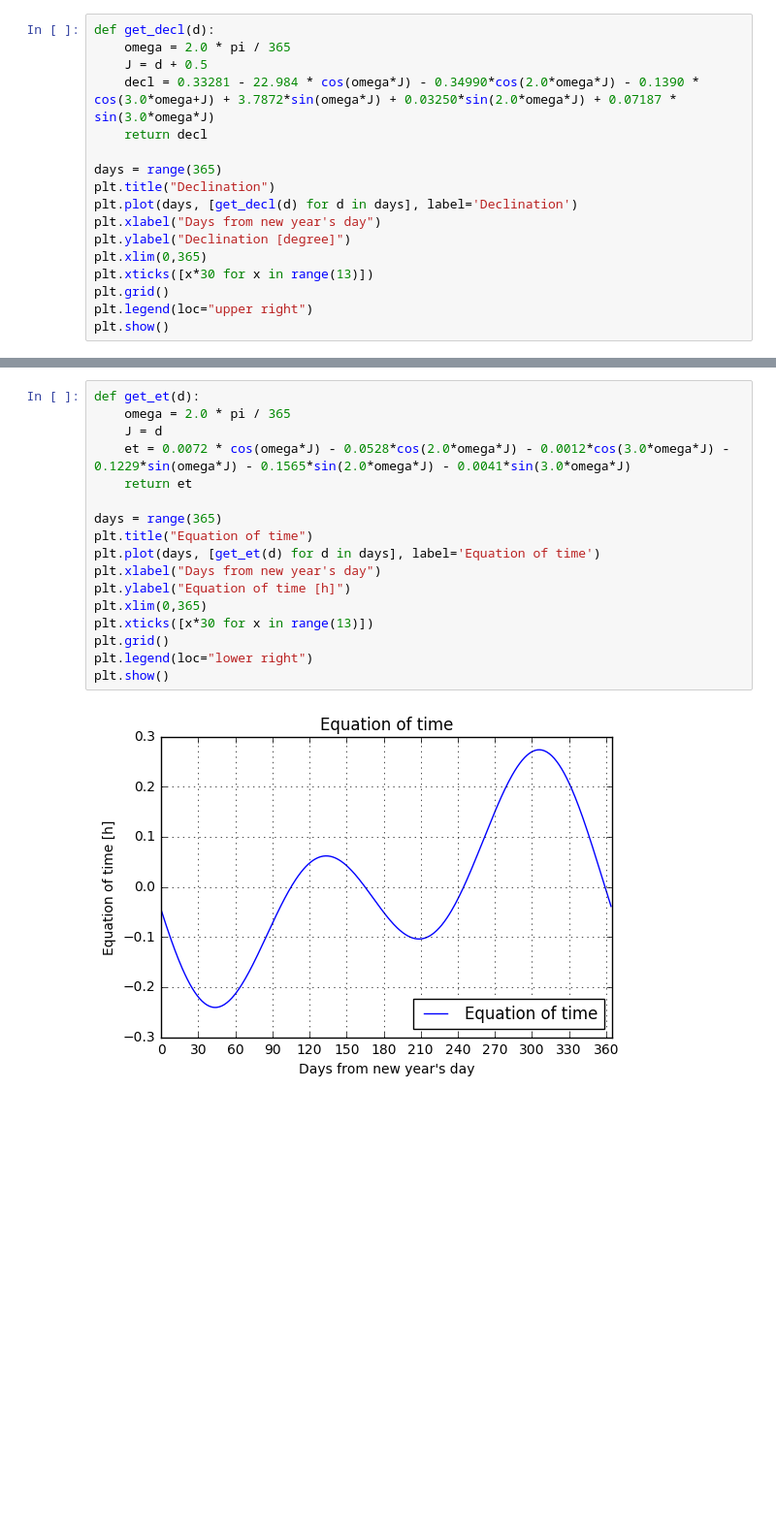
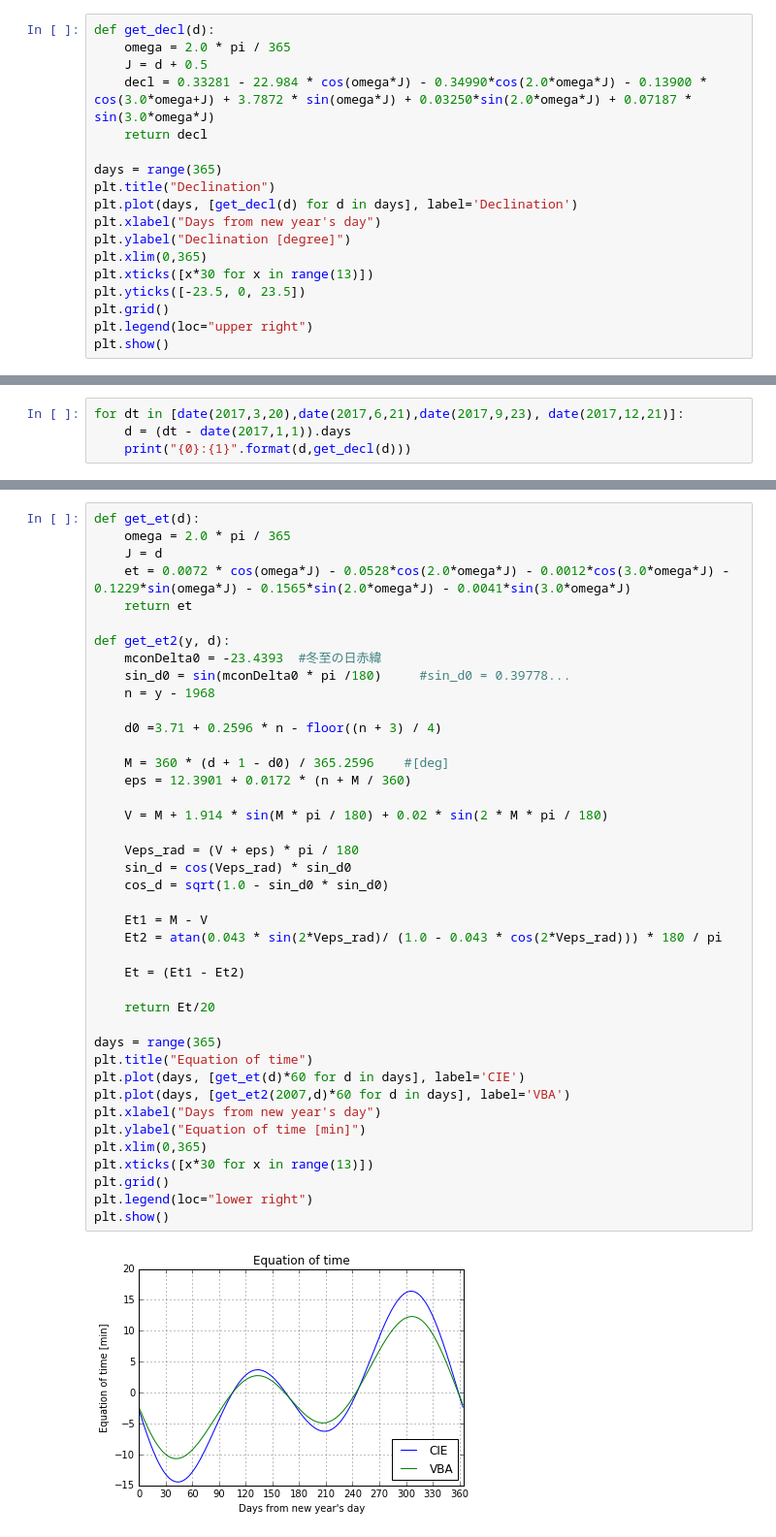
Before and after one commit to udawtr/heattransfer_note, a Jupyter notebook: SolarLocation.ipynb, the cells around one changed output, grey strips where cells are left out. Shown at 97% size. Drawn from its saved outputs; the diff is of its cells as text; blank space fills up the shorter version.

```diff
--- a/SolarLocation.ipynb
+++ b/SolarLocation.ipynb
@@ -21,7 +28,7 @@ $δ = 0.33281 - 22.984 \cdot cos(ωJ ) - 0.34990 \cdot cos(2ωJ ) - 0.13980 \cdo
 def get_decl(d):
     omega = 2.0 * pi / 365
     J = d + 0.5
-    decl = 0.33281 - 22.984 * cos(omega*J) - 0.34990*cos(2.0*omega*J) - 0.1390 * cos(3.0*omega+J) + 3.7872*sin(omega*J) + 0.03250*sin(2.0*omega*J) + 0.07187 * sin(3.0*omega*J)
+    decl = 0.33281 - 22.984 * cos(omega*J) - 0.34990*cos(2.0*omega*J) - 0.13900 * cos(3.0*omega+J) + 3.7872 * sin(omega*J) + 0.03250*sin(2.0*omega*J) + 0.07187 * sin(3.0*omega*J)
     return decl
 
 days = range(365)
@@ -31,6 +38,7 @@ plt.xlabel("Days from new year's day")
 plt.ylabel("Declination [degree]")
 plt.xlim(0,365)
 plt.xticks([x*30 for x in range(13)])
+plt.yticks([-23.5, 0, 23.5])
 plt.grid()
 plt.legend(loc="upper right")
 plt.show()
@@ -44,0 +49,4 @@ $e = 0.0072 cos(ωJ ) - 0.0528 cos(2ωJ ) - 0.0012 cos(3ωJ ) - 0.1229 sin(ωJ )
+# %%
+for dt in [date(2017,3,20),date(2017,6,21),date(2017,9,23), date(2017,12,21)]:
+    d = (dt - date(2017,1,1)).days
+    print("{0}:{1}".format(d,get_decl(d)))
@@ -45,19 +69,43 @@ $e = 0.0072 cos(ωJ ) - 0.0528 cos(2ωJ ) - 0.0012 cos(3ωJ ) - 0.1229 sin(ωJ )
 # %%
 def get_et(d):
     omega = 2.0 * pi / 365
     J = d
     et = 0.0072 * cos(omega*J) - 0.0528*cos(2.0*omega*J) - 0.0012*cos(3.0*omega*J) - 0.1229*sin(omega*J) - 0.1565*sin(2.0*omega*J) - 0.0041*sin(3.0*omega*J)
     return et
 
+def get_et2(y, d):
+    mconDelta0 = -23.4393  #冬至の日赤緯
+    sin_d0 = sin(mconDelta0 * pi /180)     #sin_d0 = 0.39778...
+    n = y - 1968
+
+    d0 =3.71 + 0.2596 * n - floor((n + 3) / 4)
+
+    M = 360 * (d + 1 - d0) / 365.2596    #[deg]
+    eps = 12.3901 + 0.0172 * (n + M / 360)
+
+    V = M + 1.914 * sin(M * pi / 180) + 0.02 * sin(2 * M * pi / 180)
+
+    Veps_rad = (V + eps) * pi / 180
+    sin_d = cos(Veps_rad) * sin_d0
+    cos_d = sqrt(1.0 - sin_d0 * sin_d0)
+
+    Et1 = M - V
+    Et2 = atan(0.043 * sin(2*Veps_rad)/ (1.0 - 0.043 * cos(2*Veps_rad))) * 180 / pi
+
+    Et = (Et1 - Et2)
+
+    return Et/20
+
 days = range(365)
 plt.title("Equation of time")
-plt.plot(days, [get_et(d) for d in days], label='Equation of time')
+plt.plot(days, [get_et(d)*60 for d in days], label='CIE')
+plt.plot(days, [get_et2(2007,d)*60 for d in days], label='VBA')
 plt.xlabel("Days from new year's day")
-plt.ylabel("Equation of time [h]")
+plt.ylabel("Equation of time [min]")
 plt.xlim(0,365)
 plt.xticks([x*30 for x in range(13)])
 plt.grid()
 plt.legend(loc="lower right")
 plt.show()
 # %% [output]
-[figure, old version]
+[figure, new version]
```
Also changed, not shown: parts of 19 cells of this notebook.
